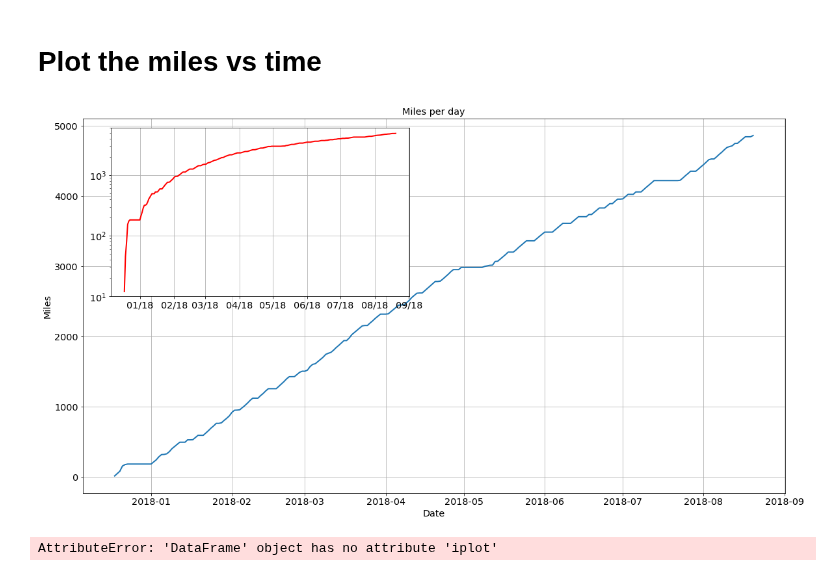
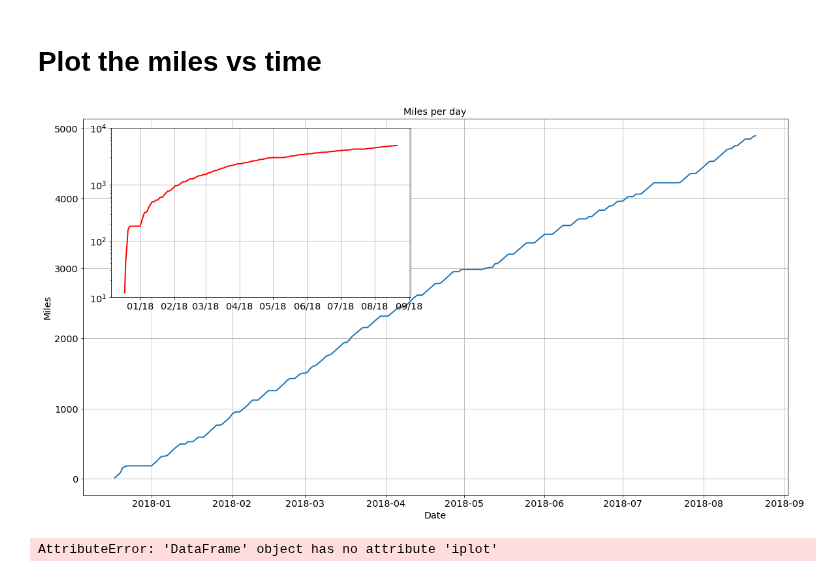
Before and after one commit to angelmanzur/MiniMiles, a Jupyter notebook: Mini_Cooper_Miles.ipynb, the cells around one changed output. Saved outputs shown, nothing was run; the diff lists cells and outputs as text; code cells hidden in the pictures.

```diff
--- a/Mini_Cooper_Miles.ipynb
+++ b/Mini_Cooper_Miles.ipynb
@@ -254,35 +254,35 @@ axs = fig.add_axes([0,0,1,1])
 axs.plot(mpd['dtime'],mpd['max_miles'],lw=2)
 axs.set_title('Miles per day')
 #axs.set_ylim([1e1, 3e3])
 axs.set_xlabel('Date')
 axs.set_ylabel('Miles')
 axs.grid(True)
 
 axs2 = fig.add_axes([0.04,0.525,.425,0.45])
 axs2.plot(mpd['dtime'],mpd['max_miles'],lw=2,color='r')
 axs2.semilogy()
-axs2.set_ylim([1e1,6e3])
+axs2.set_ylim([1e1,10e3])
 months = mdates.MonthLocator()
 monthFmt = mdates.DateFormatter('%m/%y')
 axs2.xaxis.set_major_locator(months)
 axs2.xaxis.set_major_formatter(monthFmt)
 axs2.grid(True)
 
 
 #mpd.plot(x='dtime',y='max_miles',figsize=(15,8),grid=True,kind='line',
 #         label='Miles per day',linewidth=2,title='Miles per day',ylim=(1e1,3.0e3))
 #plt.ylabel('Miles',fontsize=18)
 #plt.xlabel('Time',fontsize = 18)
 ##plt.semilogy()
 #plt.xticks(fontsize=12)
 #plt.yticks(fontsize=12)
 #plt.legend(fontsize=14)
 #plt.savefig('Thermal_Profile//Temperature_1.png')
 #plt.title('Mini Country',fontsize=24)
 
 #slope, intercept, r_value, p_value, std_err = stats.linregress(mpd.dtime,mpd.max_miles)
 # %% [output]
-[figure, old version]
+[figure, new version]
 # %%
 #fig = plt.figure(2,figsize=(15,8))
 #axs = fig.add_axes([0,0,1,1])
```
Also changed, not shown: parts of 9 cells of this notebook, 2 other files.
